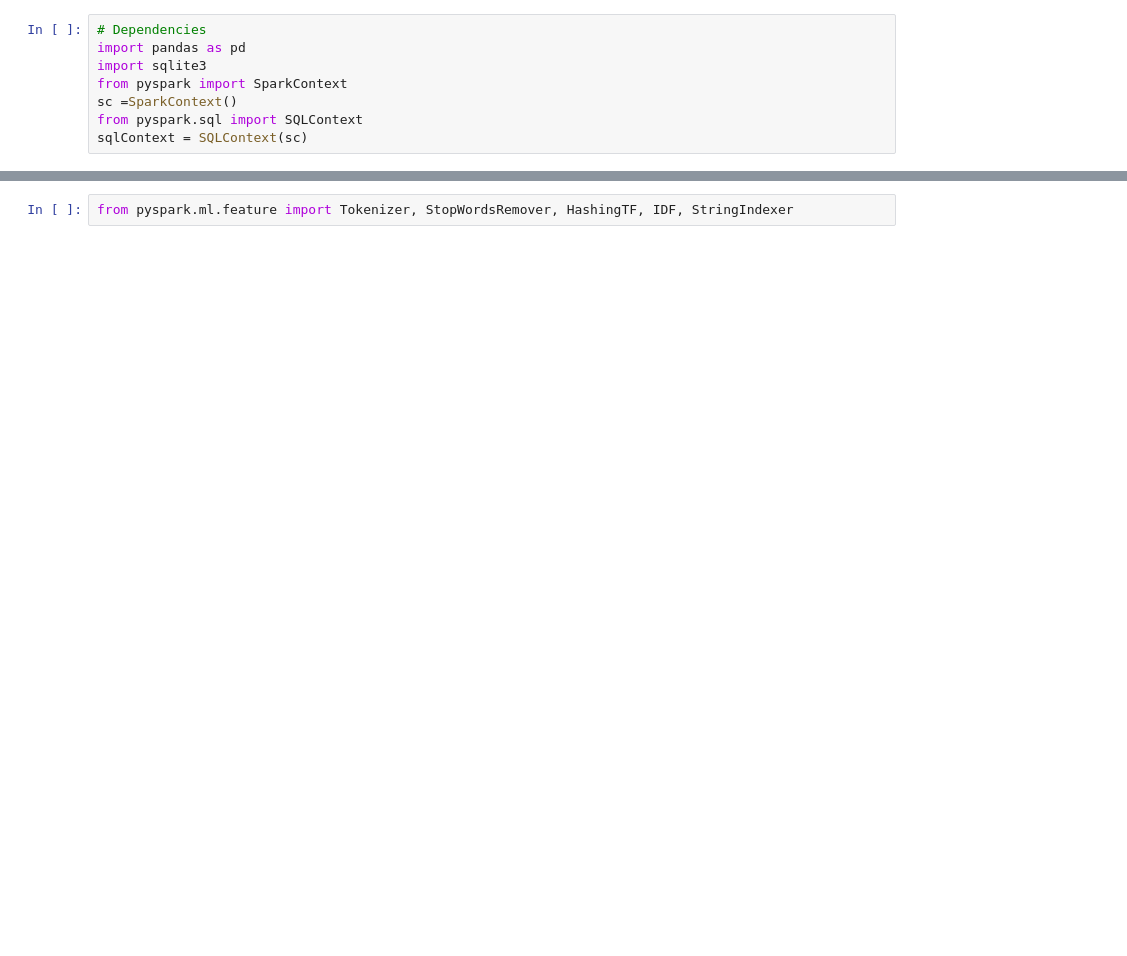
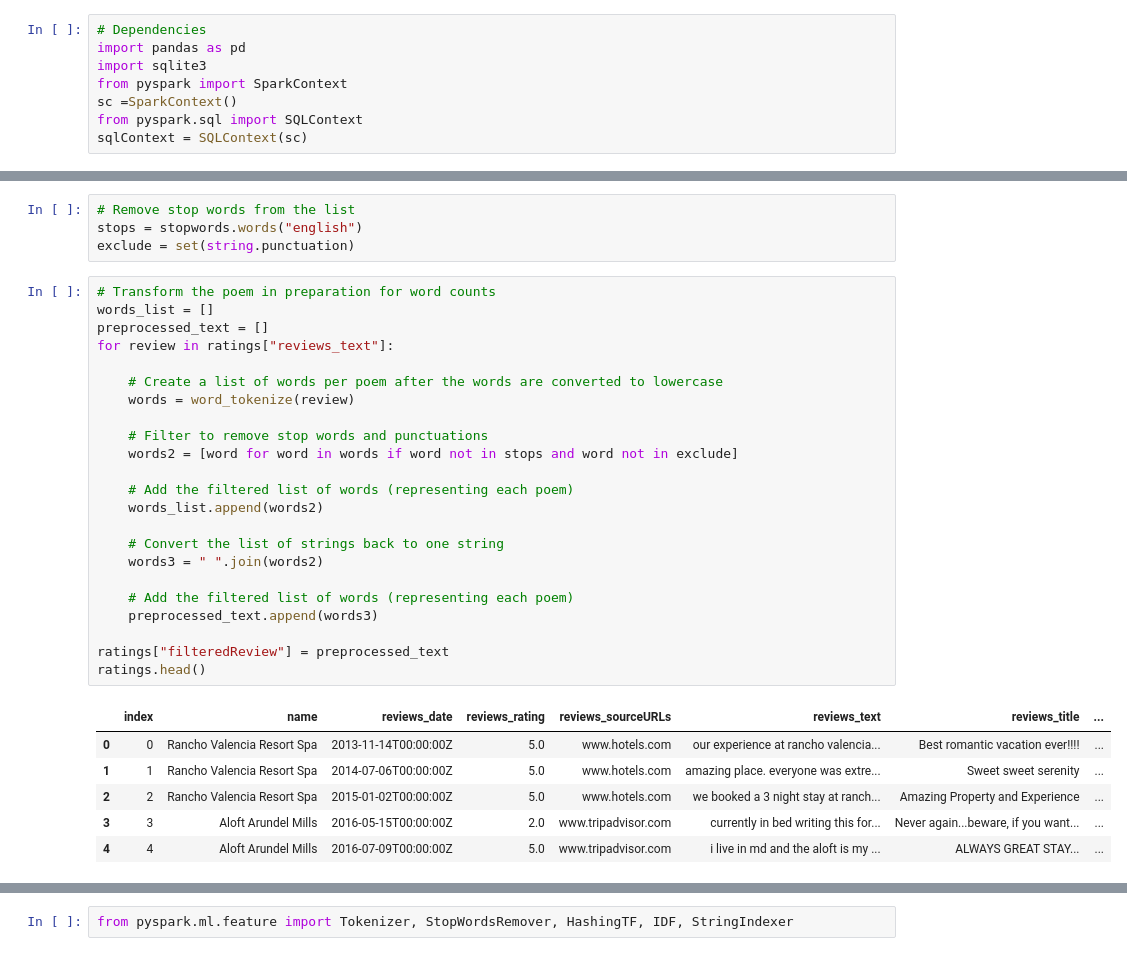
Before and after one commit to janelcv/Hotel_Rating_Analysis, a Jupyter notebook: Hotel_Ratings_Analysis-04.ipynb, the cells around one changed output, grey strips where cells are left out. Drawn from its saved outputs; the diff is of its cells as text; blank space fills up the shorter version.

```diff
--- a/Hotel_Ratings_Analysis-04.ipynb
+++ b/Hotel_Ratings_Analysis-04.ipynb
@@ -26,2 +61,36 @@ ratings.head()
+# %%
+# Remove stop words from the list
+stops = stopwords.words("english")
+exclude = set(string.punctuation)
+# %%
+# Transform the poem in preparation for word counts
+words_list = []
+preprocessed_text = []
+for review in ratings["reviews_text"]:
+
+    # Create a list of words per poem after the words are converted to lowercase
+    words = word_tokenize(review)
+
+    # Filter to remove stop words and punctuations
+    words2 = [word for word in words if word not in stops and word not in exclude]
+
+    # Add the filtered list of words (representing each poem)
+    words_list.append(words2)
+
+    # Convert the list of strings back to one string
+    words3 = " ".join(words2)
+
+    # Add the filtered list of words (representing each poem)
+    preprocessed_text.append(words3)
+
+ratings["filteredReview"] = preprocessed_text
+ratings.head()
+# %% [output]
+|  | index | name | reviews_date | reviews_rating | reviews_sourceURLs | reviews_text | reviews_title | ... |
+| 0 | 0 | Rancho Valencia Resort Spa | 2013-11-14T00:00:00Z | 5.0 | www.hotels.com | our experience at rancho valencia... | Best romantic vacation ever!!!! | ... |
+| 1 | 1 | Rancho Valencia Resort Spa | 2014-07-06T00:00:00Z | 5.0 | www.hotels.com | amazing place. everyone was extre... | Sweet sweet serenity | ... |
+| 2 | 2 | Rancho Valencia Resort Spa | 2015-01-02T00:00:00Z | 5.0 | www.hotels.com | we booked a 3 night stay at ranch... | Amazing Property and Experience | ... |
+| 3 | 3 | Aloft Arundel Mills | 2016-05-15T00:00:00Z | 2.0 | www.tripadvisor.com | currently in bed writing this for... | Never again...beware, if you want... | ... |
+| 4 | 4 | Aloft Arundel Mills | 2016-07-09T00:00:00Z | 5.0 | www.tripadvisor.com | i live in md and the aloft is my ... | ALWAYS GREAT STAY... | ... |
 # %%
 # Remove columns that will not be used in the analysis
```
Also changed, not shown: parts of 10 cells of this notebook.
